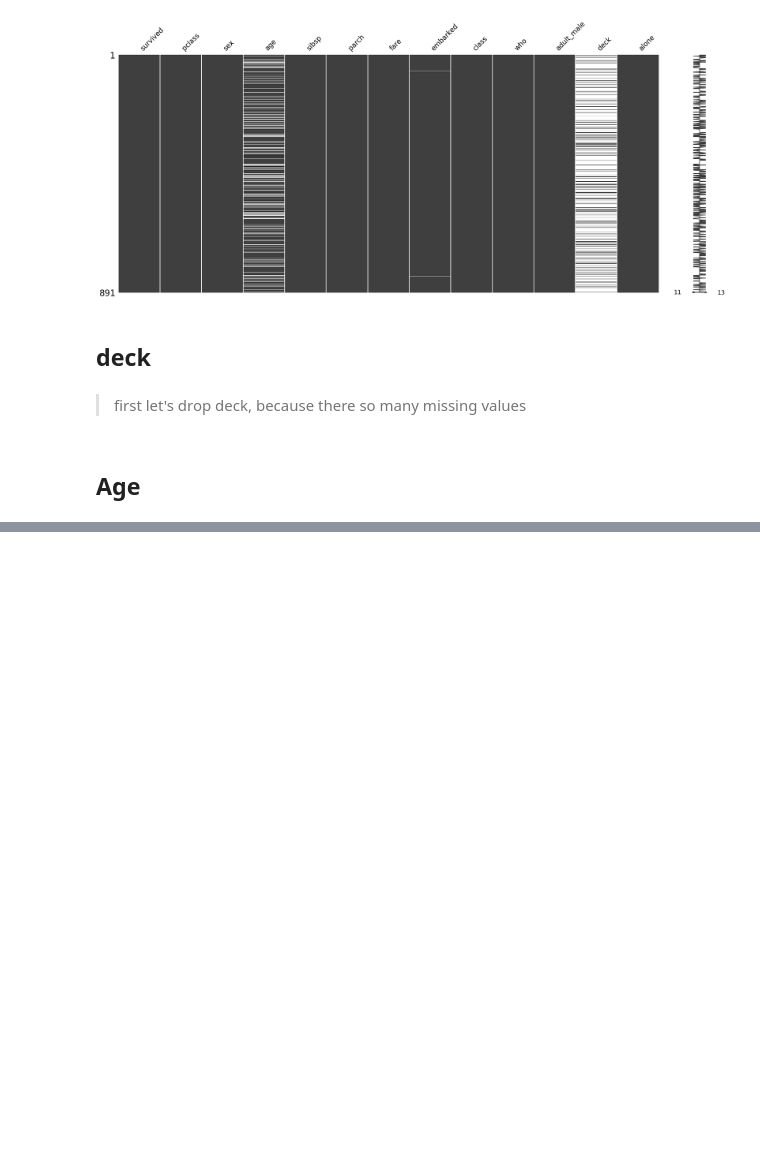
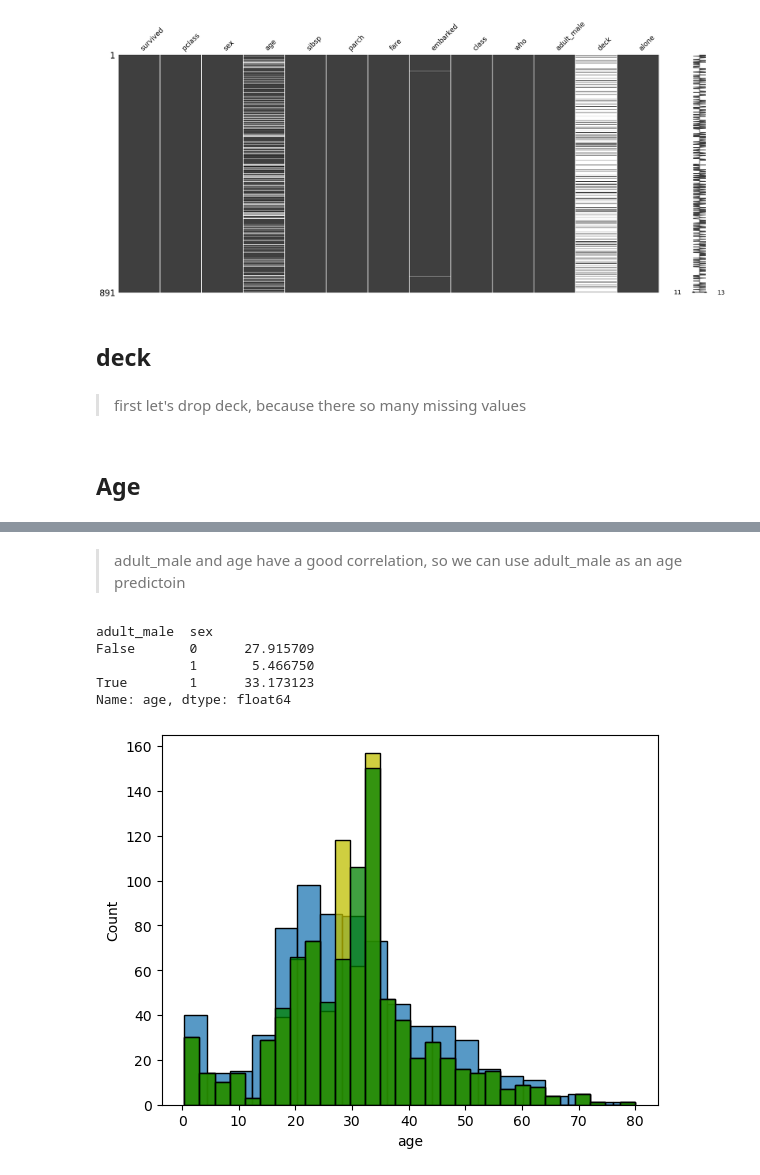
Before and after one commit to Behnekoogol/titanic-statistics-, a Jupyter notebook: Titanic.ipynb, the cells around one changed output, grey strips where cells are left out. Drawn from its saved outputs; the diff is of its cells as text; code cells hidden in the pictures; blank space fills up the shorter version.

```diff
--- a/Titanic.ipynb
+++ b/Titanic.ipynb
@@ -188,0 +202,18 @@ df.drop(columns='deck', inplace=True)
+# %% [markdown]
+> adult_male and age have a good correlation, so we can use adult_male as an age predictoin
+# %%
+df.groupby(['adult_male', 'sex']).age.mean()
+# %% [output]
+adult_male  sex
+False       0      27.915709
+            1       5.466750
+True        1      33.173123
+Name: age, dtype: float64
+# %%
+df['age_1'] = df['age'].fillna(df.groupby(['adult_male', 'sex'])['age'].transform('mean'))
+df['age_2'] = df['age'].fillna(df.groupby(['adult_male', 'sex', 'sibsp', 'alone'])['age'].transform('mean'))
+ax = sns.histplot(df.age)
+ax = sns.histplot(df.age_1, ax=ax, color='y', label='age_1')
+ax = sns.histplot(df.age_2, ax=ax, color='g', label='age_2')
+# %% [output]
+[figure, added]
```
Also changed, not shown: parts of 1 cell of this notebook.
